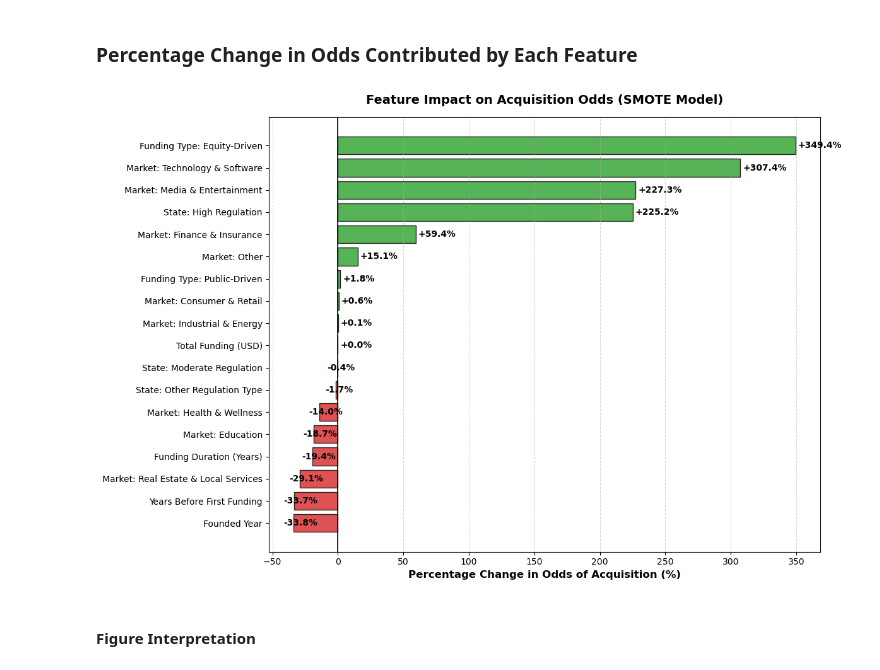
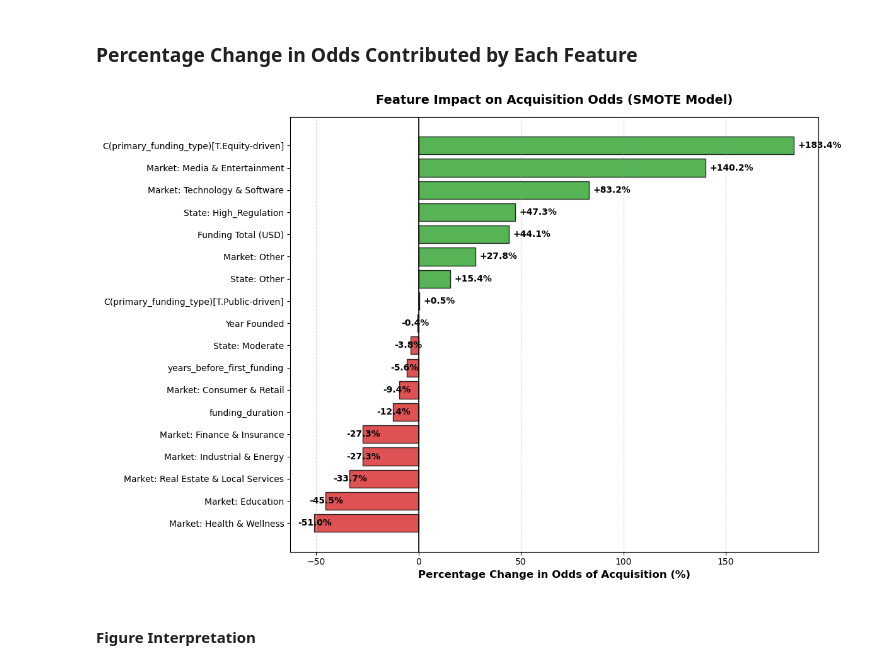
Before and after one commit to othmane-zizi-pro/logistic-regression-startup-exits, a Jupyter notebook: MGSC661 Startup Exits.ipynb, the cells around one changed output. Drawn from its saved outputs; the diff is of its cells as text; code cells hidden in the pictures.

```diff
--- a/MGSC661 Startup Exits.ipynb
+++ b/MGSC661 Startup Exits.ipynb
@@ -686,6 +686,9 @@ if 'funding_total_usd' in investments_clean.columns:
 
     investments_clean['funding_total_usd'] = pd.to_numeric(s, errors='coerce')
 
+# Transform total funding before modeling
+investments_clean["funding_total_usd"] = np.log1p(investments_clean["funding_total_usd"])
+
 #  Ensure numeric columns
 
 for c in ['founded_year', 'first_funding_year', 'last_funding_year', 'funding_total_usd']:
@@ -1522,7 +1525,7 @@ print("Original class balance (full):", np.bincount(y))
 print("Train shape (pre-SMOTE):", X_train.shape, "| Test shape:", X_test.shape)
 
 # 7) Apply SMOTENC to training set only
-smote_nc = SMOTENC(categorical_features=cat_indices, sampling_strategy=0.30, random_state=42)
+smote_nc = SMOTENC(categorical_features=cat_indices, sampling_strategy=0.15, random_state=42)
 X_train_res, y_train_res = smote_nc.fit_resample(X_train, y_train)
 
 print("After SMOTE (train only) shapes:", X_train_res.shape, y_train_res.shape)
@@ -1723,10 +1727,11 @@ AUC (evaluated on TRUE test set): 0.650
 ### Percentage Change in Odds Contributed by Each Feature
 # %%
 # Calculate Percentage Change in Odds
-pct_change = (np.exp(result_bal.params) - 1) * 100
+pct_change = (np.exp(result_sm.params) - 1) * 100
 
 # Fix feature names to be readable
-plot_data = pct_change.rename(index=clean_labels)
+plot_data = or_table["odds_ratio"].rename(index=clean_labels)
+plot_data = (plot_data - 1) * 100
 
 # Remove Intercept for Plotting
 plot_data = plot_data.drop("Baseline (Intercept)", errors="ignore")
@@ -1744,34 +1749,34 @@ colors = ['#d62728' if x < 0 else '#2ca02c' for x in plot_data]
 bars = plt.barh(plot_data.index, plot_data, color=colors, alpha=0.8, edgecolor="black")
 
 # Add vertical line at 0% (neutral impact)
 plt.axvline(0, color="black", linewidth=1.2, linestyle="-")
 
 # Add grid
 plt.grid(axis="x", linestyle="--", alpha=0.5)
 
 # Add value labels to the bars
 for bar in bars:
     width = bar.get_width()
     label_x_pos = width + (2 if width >= 0 else -8)
 
     plt.text(
         label_x_pos,
         bar.get_y() + bar.get_height() / 2,
         f"{width:+.1f}%",
         va="center",
         fontsize=10,
         fontweight="bold",
         color="black"
     )
 
 # Titles and Labels
 plt.xlabel("Percentage Change in Odds of Acquisition (%)", fontsize=12, fontweight="bold")
 plt.title("Feature Impact on Acquisition Odds (SMOTE Model)", fontsize=14, fontweight="bold", pad=15)
 
 plt.tight_layout()
 plt.show()
 # %% [output]
-[figure, old version]
+[figure, new version]
 # %% [markdown]
 #### Figure Interpretation
 # %% [markdown]
```
Also changed, not shown: parts of 13 cells of this notebook.
